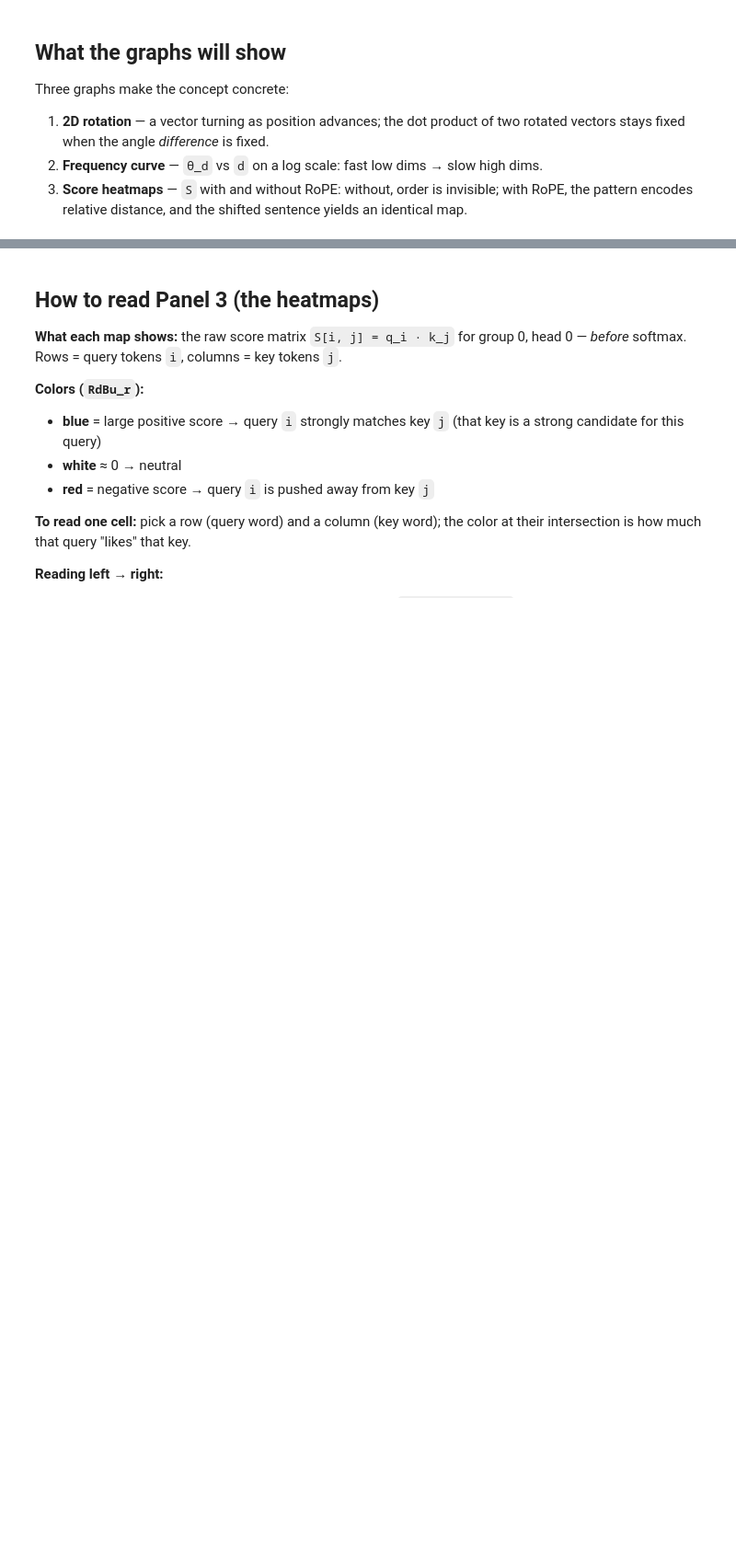
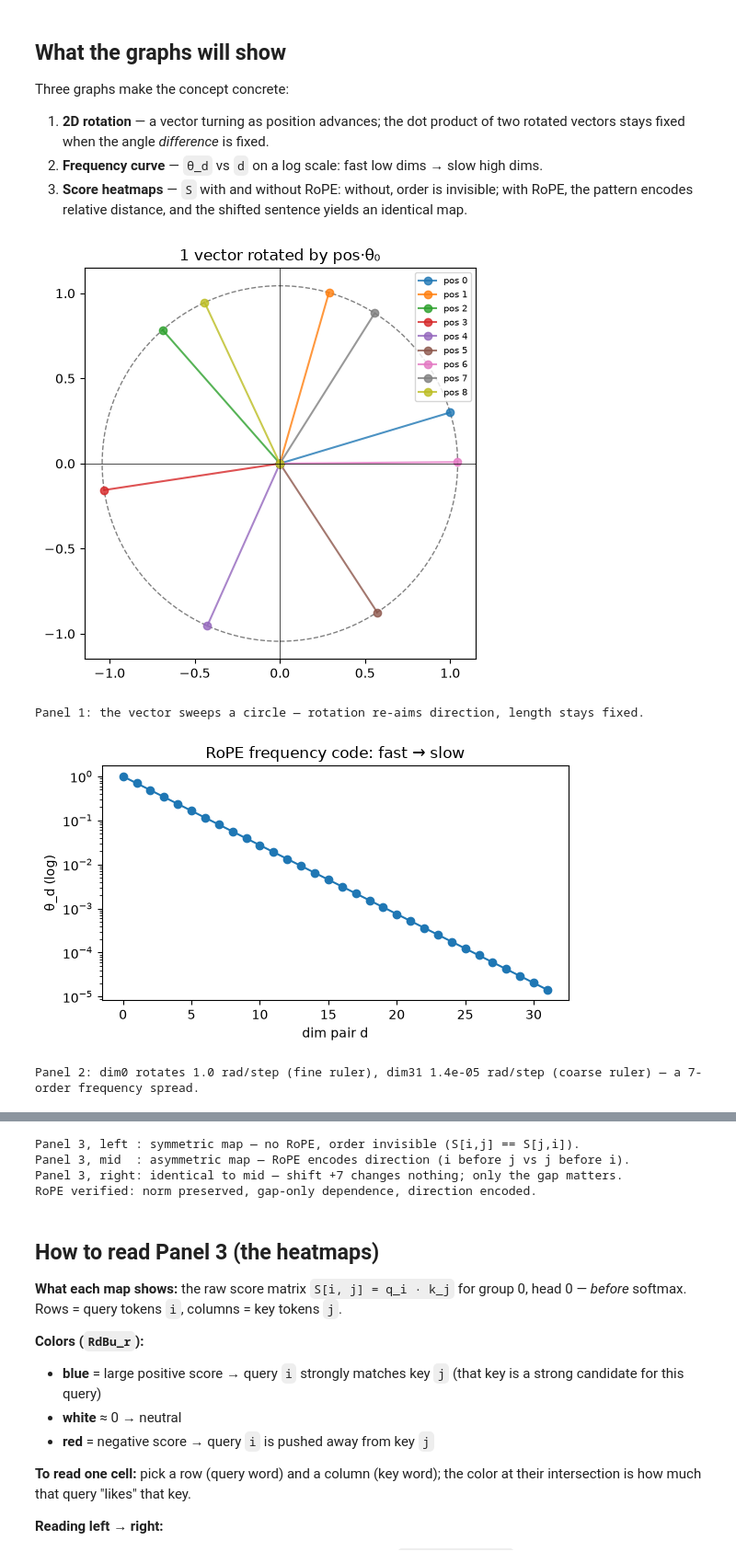
Before and after one commit to zz-47/linear-transformations-attention, a Jupyter notebook: unit3_rope.ipynb, the cells around one changed output, grey strips where cells are left out. Shown at 92% size. Saved outputs shown, nothing was run; the diff lists cells and outputs as text; code cells hidden in the pictures; blank space fills up the shorter version.

```diff
--- a/unit3_rope.ipynb
+++ b/unit3_rope.ipynb
@@ -263,4 +263,50 @@ Three graphs make the concept concrete:
 2. **Frequency curve** — `θ_d` vs `d` on a log scale: fast low dims → slow high dims.
 3. **Score heatmaps** — `S` with and without RoPE: without, order is invisible; with RoPE, the pattern encodes relative distance, and the shifted sentence yields an identical map.
 # %%
-# CB 3.6 — graphs: 2D rotation, frequency curve, heatmaps before/after RoPE
+import matplotlib.pyplot as plt
+
+# --- Panel 1: 2D rotation — one vector, re-aimed by position, never stretched ---
+fig, ax = plt.subplots(figsize=(5, 5))
+v = np.array([1.0, 0.3])
+for m in range(9):
+    Rm = np.array([[np.cos(m*theta_d[0]), -np.sin(m*theta_d[0])],
+                   [np.sin(m*theta_d[0]),  np.cos(m*theta_d[0])]])
+    r = Rm @ v
+    ax.plot([0, r[0]], [0, r[1]], 'o-', alpha=0.8, label=f"pos {m}")
+ax.add_patch(plt.Circle((0, 0), np.linalg.norm(v), fill=False, ls='--', color='gray'))
+ax.axhline(0, color='k', lw=.5); ax.axvline(0, color='k', lw=.5)
+ax.set_aspect('equal'); ax.set_title("1 vector rotated by pos·θ₀")
+ax.legend(fontsize=7); plt.tight_layout(); plt.show()
+print("Panel 1: the vector sweeps a circle — rotation re-aims direction, length stays fixed.")
+
+# --- Panel 2: frequency code — fast low dims, slow high dims ---
+fig, ax = plt.subplots(figsize=(6, 3.5))
+ax.semilogy(np.arange(d_k // 2), theta_d, 'o-')
+ax.set_xlabel("dim pair d"); ax.set_ylabel("θ_d (log)")
+ax.set_title("RoPE frequency code: fast → slow")
+plt.tight_layout(); plt.show()
+print(f"Panel 2: dim0 rotates {theta_d[0]:.1f} rad/step (fine ruler), "
+      f"dim31 {theta_d[-1]:.1e} rad/step (coarse ruler) — a 7-order frequency spread.")
+
+# --- Panel 3: scores before/after RoPE, and the shift-invariance proof ---
+S_pre = np.einsum('ihd,jd->hij', Q9[:, 0:3], K3[:, 0])      # no RoPE
+fig, axes = plt.subplots(1, 3, figsize=(12, 3.5))
+for ax, S, title in zip(axes, [S_pre, S0, S2],
+                        ["no RoPE", "RoPE pos 0-5", "RoPE pos 7-12"]):
+    im = ax.imshow(S[0], cmap="RdBu_r")
+    ax.set_title(title)
+    ax.set_xticks(range(6), tokens, rotation=45)
+    ax.set_yticks(range(6), tokens)
+    ax.set_xlabel("key"); ax.set_ylabel("query")
+fig.colorbar(im, ax=axes, fraction=0.02)
+plt.suptitle("RoPE adds position without breaking shift-invariance", fontsize=12)
+plt.subplots_adjust(right=0.9); plt.show()
+print("Panel 3, left : symmetric map — no RoPE, order invisible (S[i,j] == S[j,i]).")
+print("Panel 3, mid  : asymmetric map — RoPE encodes direction (i before j vs j before i).")
+print("Panel 3, right: identical to mid — shift +7 changes nothing; only the gap matters.")
+print("RoPE verified: norm preserved, gap-only dependence, direction encoded.")
+# %% [output]
+[figure, added]
+Panel 1: the vector sweeps a circle — rotation re-aims direction, length stays fixed.
+[figure, added]
+Panel 2: dim0 rotates 1.0 rad/step (fine ruler), dim31 1.4e-05 rad/step (coarse ruler) — a 7-order frequency spread.
@@ -267,3 +314,7 @@ Three graphs make the concept concrete:
+Panel 3, left : symmetric map — no RoPE, order invisible (S[i,j] == S[j,i]).
+Panel 3, mid  : asymmetric map — RoPE encodes direction (i before j vs j before i).
+Panel 3, right: identical to mid — shift +7 changes nothing; only the gap matters.
+RoPE verified: norm preserved, gap-only dependence, direction encoded.
 # %% [markdown]
 ## How to read Panel 3 (the heatmaps)
 
```
Also changed, not shown: parts of 1 cell of this notebook, 1 other file.
